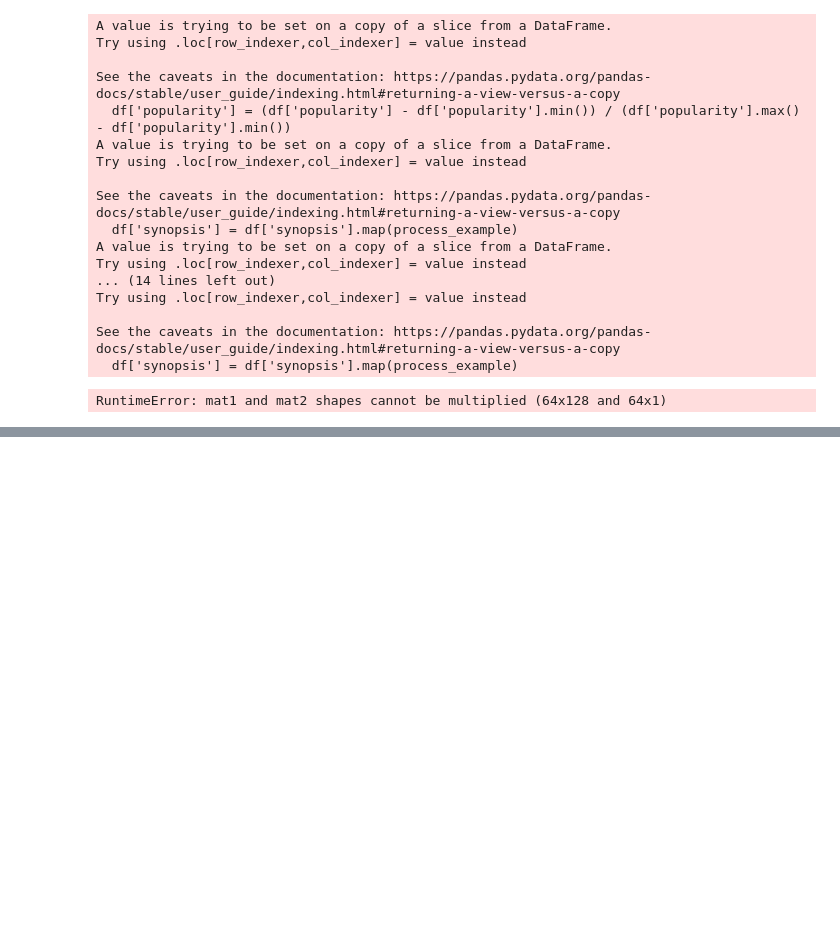
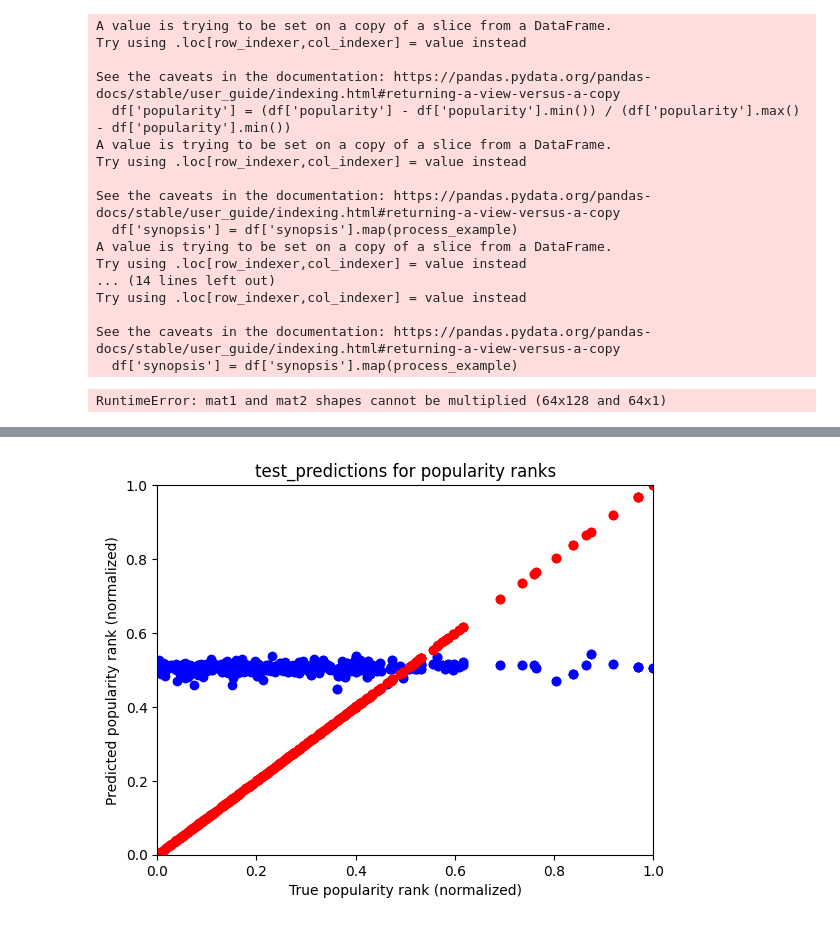
Before and after one commit to NeoLou/APS360-project, a Jupyter notebook: synopsis-rnn/synopsis_rnn.ipynb, the cells around one changed output, grey strips where cells are left out. Drawn from its saved outputs; the diff is of its cells as text; code cells hidden in the pictures; blank space fills up the shorter version.

```diff
--- a/synopsis-rnn/synopsis_rnn.ipynb
+++ b/synopsis-rnn/synopsis_rnn.ipynb
@@ -190,0 +297,4 @@ evaluate.get_best_loss('RNN')
+# %%
+ls = sorted(glob(f"training/RNN*"))
+check_l = lambda l: ('_loss' not in l) and ('_logs' not in l) and ('plots' not in l)
+ls = sorted([l for l in ls if check_l(l)])
@@ -190,0 +367,3 @@ evaluate.get_best_loss('RNN')
+# %%
+focus = ls[62]
+focus
@@ -190,0 +372,9 @@ evaluate.get_best_loss('RNN')
+# %%
+li = focus.split('_')
+batch_size, lr, ne, layer, dropout, pooling, epoch = tuple(li[1:])
+batch_size, ne, layer, epoch = int(batch_size), int(ne), int(layer), int(epoch)
+lr, dropout = float(lr), float(dropout)
+model = RNN('RNNl', batch_size=batch_size, lr=lr, num_epochs=ne, n_layers=layer, dropout=dropout, pooling=pooling)
+model_path = focus
+state = torch.load(model_path)
+model.load_state_dict(state)
@@ -190,0 +387,65 @@ evaluate.get_best_loss('RNN')
+# %%
+preds = []
+labels_list = []
+
+train, val, max = get_data_loaders(dataset, batch_size=1)
+test_ds = animeDataset(df_test)
+test = DataLoader(test_ds, 1)
+
+for i, data in enumerate(test, 0):
+    inputs, labels = data
+    # print(inputs)
+    # print(labels)
+    pred = model(inputs)
+    preds.append(pred.item())
+    labels_list.append(labels.item())
+
+import matplotlib.pyplot as plt
+plt.figure(1)
+plt.plot(labels_list, preds, 'bo')
+plt.plot(labels_list, labels_list, 'ro')
+plt.xlim(0.00, 1.00)
+plt.ylim(-0.00, 1.00)
+plt.title("test_predictions for popularity ranks")
+plt.xlabel("True popularity rank (normalized)")
+plt.ylabel("Predicted popularity rank (normalized)")
+plt.show()
+
+preds = []
+labels_list = []
+for i, data in enumerate(val, 0):
+    inputs, labels = data
+    # print(inputs)
+    # print(labels)
+    pred = model(inputs)
+    preds.append(pred.item())
+    labels_list.append(labels.item())
+plt.figure(2)
+plt.plot(labels_list, preds, 'bo')
+plt.plot(labels_list, labels_list, 'ro')
+plt.xlim(0.00, 1.00)
+plt.ylim(-0.00, 1.00)
+plt.title("val_predictions for popularity ranks")
+plt.xlabel("True popularity rank (normalized)")
+plt.ylabel("Predicted popularity rank (normalized)")
+plt.show()
+
+preds = []
+labels_list = []
+for i, data in enumerate(train, 0):
+    inputs, labels = data
+    # print(inputs)
+    # print(labels)
+    pred = model(inputs)
+    preds.append(pred.item())
+    labels_list.append(labels.item())
+plt.figure(3)
+plt.plot(labels_list, preds, 'bo')
+plt.plot(labels_list, labels_list, 'ro')
+plt.xlim(0.00, 1.00)
+plt.ylim(-0.00, 1.00)
+plt.title("train_predictions for popularity ranks")
+plt.xlabel("True popularity rank (normalized)")
+plt.ylabel("Predicted popularity rank (normalized)")
+plt.show()
+# %% [output]
@@ -190,0 +472 @@ evaluate.get_best_loss('RNN')
+[figure, added]
```
Also changed, not shown: parts of 18 cells of this notebook, 2 other files.
